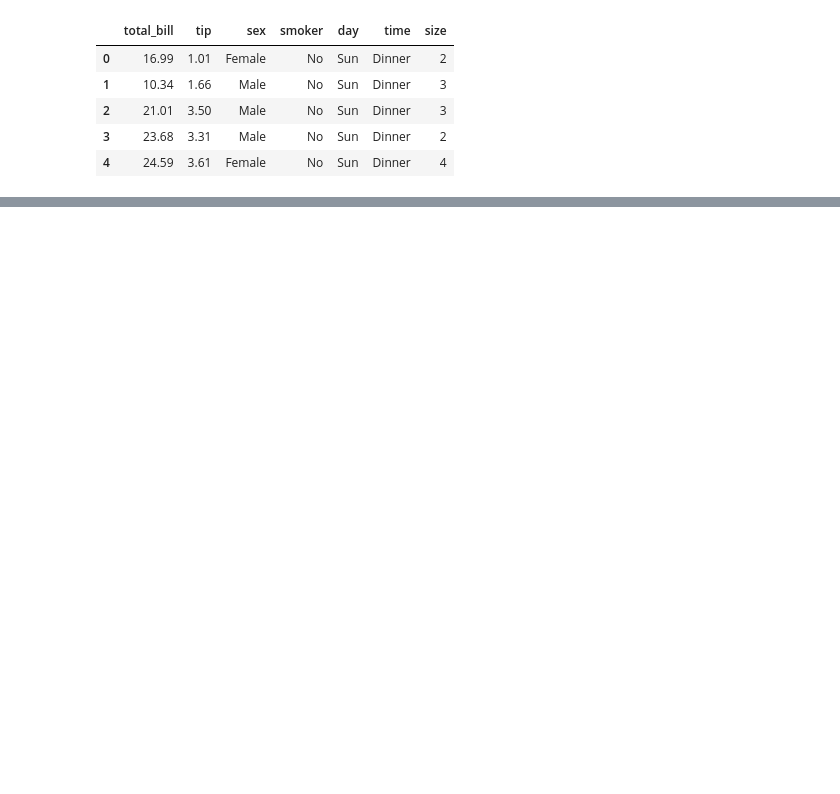
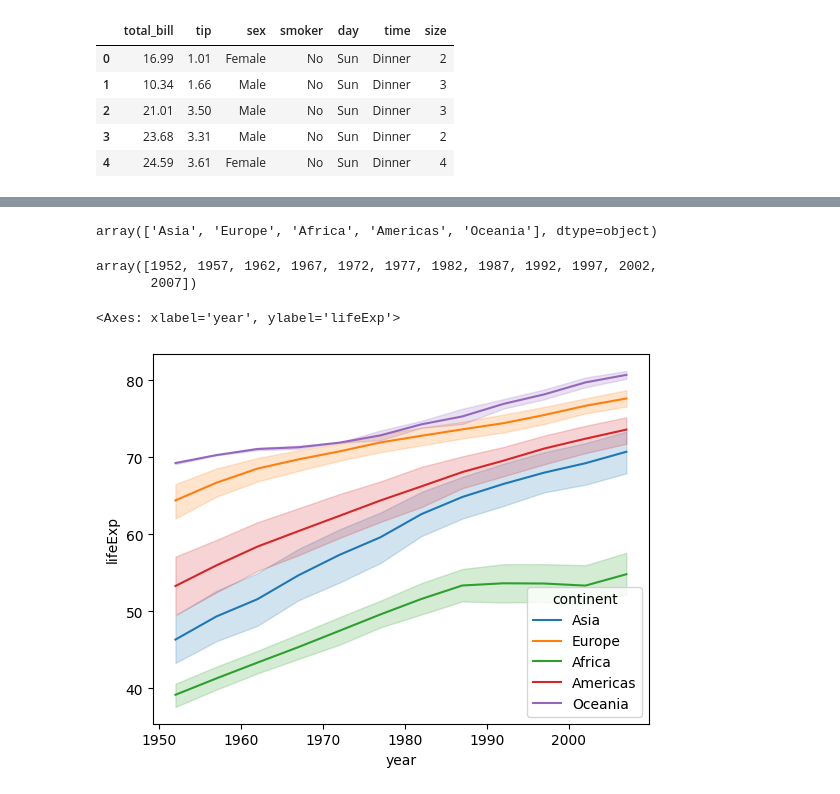
Before and after one commit to ashuwebdevloper/GEN-AI, a Jupyter notebook: Seaborn/starting.ipynb, the cells around one changed output, grey strips where cells are left out. Drawn from its saved outputs; the diff is of its cells as text; code cells hidden in the pictures; blank space fills up the shorter version.

```diff
--- a/Seaborn/starting.ipynb
+++ b/Seaborn/starting.ipynb
@@ -84,0 +79,2 @@ sns.relplot(data=tips, x='day', y='total_bill', kind='line',hue='sex')
+# %%
+gap = px.data.gapminder()
@@ -84,0 +119,14 @@ sns.relplot(data=tips, x='day', y='total_bill', kind='line',hue='sex')
+# %%
+gap['continent'].unique()
+# %% [output]
+array(['Asia', 'Europe', 'Africa', 'Americas', 'Oceania'], dtype=object)
+# %%
+gap['year'].unique()
+# %% [output]
+array([1952, 1957, 1962, 1967, 1972, 1977, 1982, 1987, 1992, 1997, 2002,
+       2007])
+# %%
+sns.lineplot(data=gap, x='year', y='lifeExp', hue='continent')
+# %% [output]
+<Axes: xlabel='year', ylabel='lifeExp'>
+[figure, added]
```
Also changed, not shown: parts of 20 cells of this notebook.
